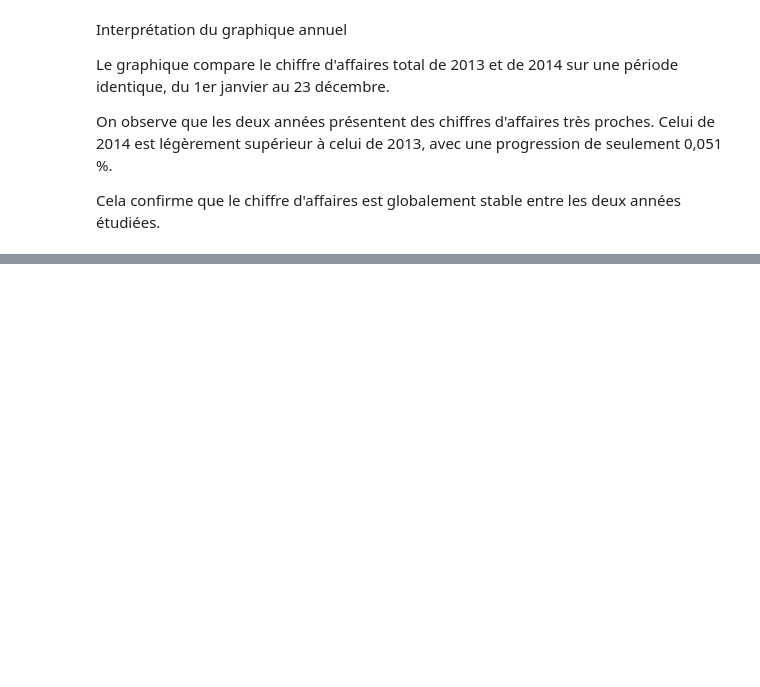
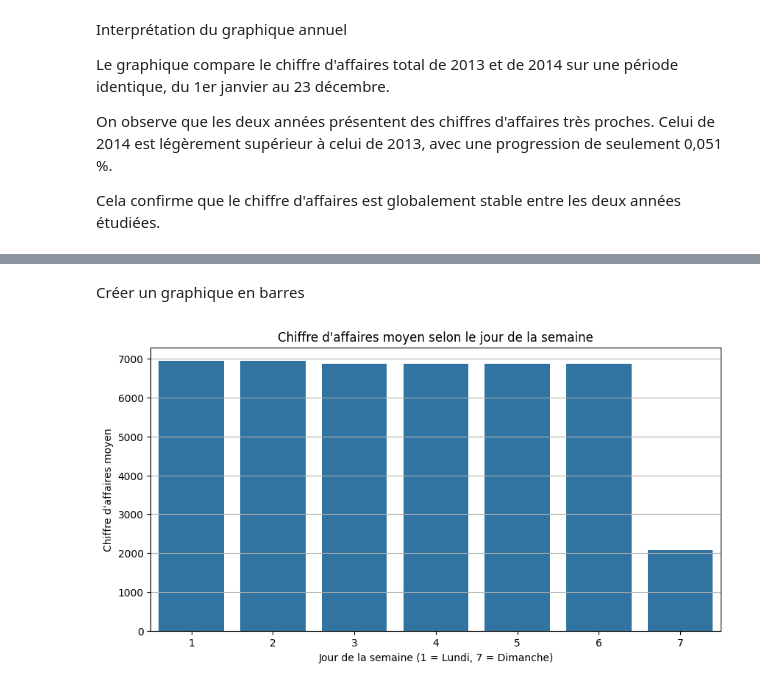
Before and after one commit to Youssoupha-ndiaye/Projet_ML_prediction_chiffres_affaires, a Jupyter notebook: Prediction_chiffres_affaires/notebooks/analyse_exploratoire.ipynb, the cells around one changed output, grey strips where cells are left out. Saved outputs shown, nothing was run; the diff lists cells and outputs as text; code cells hidden in the pictures; blank space fills up the shorter version.

Commit message:
Analyser le chiffre d'affaires selon les jours

```diff
--- a/Prediction_chiffres_affaires/notebooks/analyse_exploratoire.ipynb
+++ b/Prediction_chiffres_affaires/notebooks/analyse_exploratoire.ipynb
@@ -550,0 +553,8 @@ Cela confirme que le chiffre d'affaires est globalement stable entre les deux an
+# %%
+ventes_par_jour = (
+    df.groupby("DayOfWeek")["Sales"]
+    .mean()
+    .reset_index()
+)
+
+print(ventes_par_jour)
@@ -550,0 +580,19 @@ Cela confirme que le chiffre d'affaires est globalement stable entre les deux an
+# %% [markdown]
+Créer un graphique en barres
+# %%
+plt.figure(figsize=(10, 5))
+
+sns.barplot(
+    data=ventes_par_jour,
+    x="DayOfWeek",
+    y="Sales"
+)
+
+plt.title("Chiffre d'affaires moyen selon le jour de la semaine")
+plt.xlabel("Jour de la semaine (1 = Lundi, 7 = Dimanche)")
+plt.ylabel("Chiffre d'affaires moyen")
+plt.grid(axis="y")
+
+plt.show()
+# %% [output]
+[figure, added]
```
Also changed, not shown: parts of 3 cells of this notebook.
